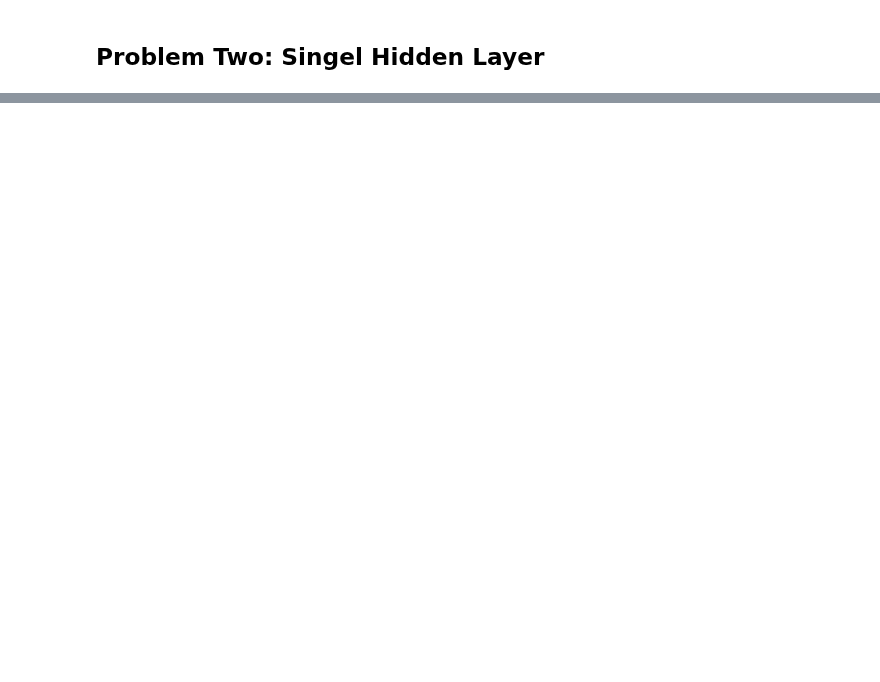
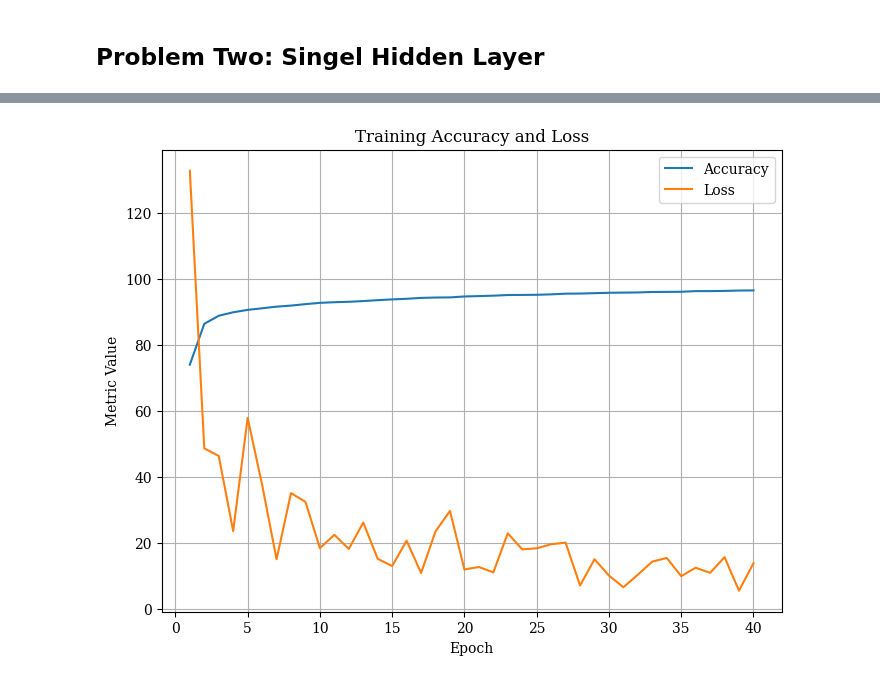
Before and after one commit to idalinnakallio/DAT565, a Jupyter notebook: Assignment 6/Assignment6.ipynb, the cells around one changed output, grey strips where cells are left out. Saved outputs shown, nothing was run; the diff lists cells and outputs as text; code cells hidden in the pictures; blank space fills up the shorter version.

```diff
--- a/Assignment 6/Assignment6.ipynb
+++ b/Assignment 6/Assignment6.ipynb
@@ -163,0 +201,22 @@ Epoch: 10, Loss: 0.2768, Validation Accuracy: 92.20%
+# %%
+# Fully connected neural network with two hidden layers
+class NeuralNet2(nn.Module):
+    def __init__(self, input_size, hidden_size_1, hidden_size_2, num_classes):
+        super(NeuralNet2, self).__init__()
+        self.fc1 = nn.Linear(input_size, hidden_size_1)
+        self.relu = nn.ReLU()
+        self.fc2 = nn.Linear(hidden_size_1, hidden_size_2)  # Second hidden layer
+        self.fc3 = nn.Linear(hidden_size_2, num_classes)  # Output layer
+
+    def forward(self, x):
+        out = self.fc1(x)
+        out = self.relu(out)
+        out = self.fc2(out)  # Pass through the second hidden layer
+        out = self.relu(out)
+        out = self.fc3(out)
+        return out
+
+# Model, loss function, optimizer (with L2 regularization)
+model = NeuralNet2(input_size, hidden_size_1, hidden_size_2, num_classes).to(device)
+criterion = nn.CrossEntropyLoss()
+optimizer = optim.SGD(model.parameters(), lr=learning_rate, weight_decay=weight_decay)
@@ -163,0 +277,18 @@ Epoch: 10, Loss: 0.2768, Validation Accuracy: 92.20%
+# %%
+# Create the dataframe
+df_metrics2 = pd.DataFrame({'Epoch': range(1, num_epochs + 1),
+                   'Accuracy': accuracy_history2,
+                   'Loss': loss_history2})
+
+# Plot
+plt.figure(figsize=(8, 6))  # Adjust figure size if needed
+plt.plot(df_metrics2['Epoch'], df_metrics2['Accuracy'], label='Accuracy')
+plt.plot(df_metrics2['Epoch'], df_metrics2['Loss']*100, label='Loss')
+plt.xlabel('Epoch')
+plt.ylabel('Metric Value')
+plt.title('Training Accuracy and Loss')
+plt.legend()
+plt.grid(True)
+plt.show()
+# %% [output]
+[figure, added]
```
Also changed, not shown: parts of 7 cells of this notebook, 2 other files.
